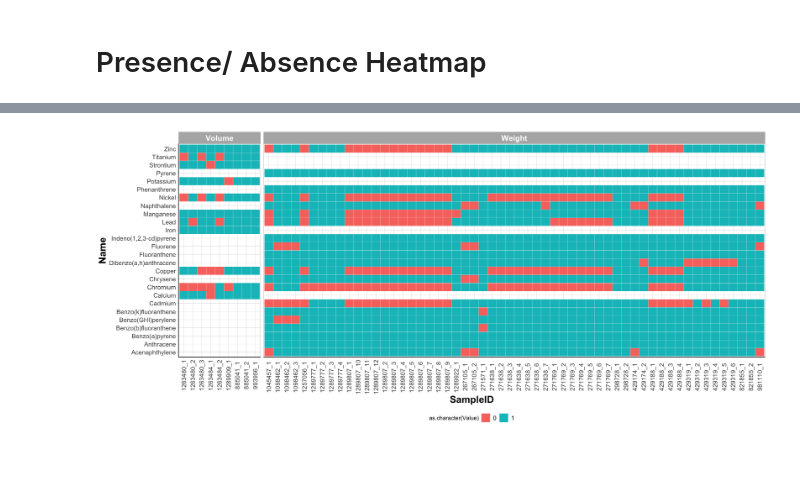
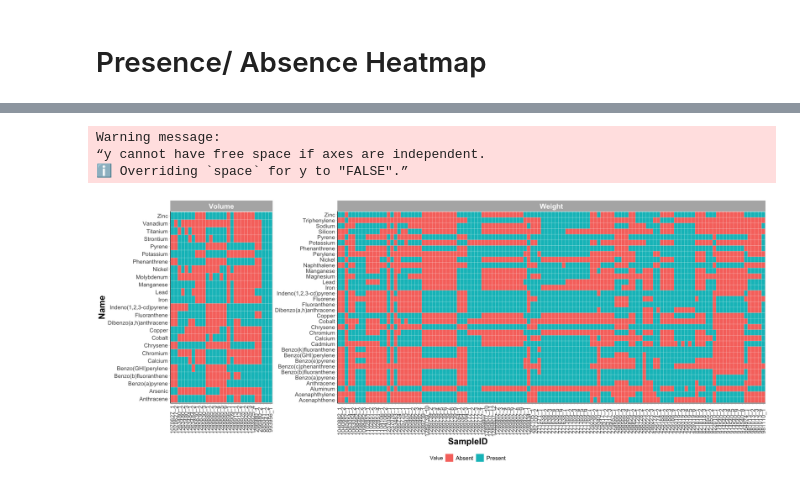
Before and after one commit to UNC-CEMALB/P1015.-Wildfire_Suffcient_Similiarity, a Jupyter notebook: 1. Data Processing/Data Processing.ipynb, the cells around one changed output, grey strips where cells are left out. Drawn from its saved outputs; the diff is of its cells as text; code cells hidden in the pictures; blank space fills up the shorter version.

```diff
--- a/1. Data Processing/Data Processing.ipynb
+++ b/1. Data Processing/Data Processing.ipynb
@@ -98,7 +99,7 @@ sample_type_presence_df = combined_df %>%
     group_by(Metric, Sample, Name) %>%
     # calculating the percentage of experimental data points
     reframe(Variable_Presence_Percentage = (sum(count)/n()) * 100) %>%
-    filter(Variable_Presence_Percentage >= 40)
+    filter(Variable_Presence_Percentage >= 20)
 
 head(sample_type_presence_df)
 # %% [output]
@@ -147,7 +148,7 @@ study_type_presence_df = filter1_df %>%
     group_by(Metric, Class, HAWC_ID) %>%
     # calculating the percentage of experimental data points
     reframe(Study_Presence_Percentage = (sum(count)/n()) * 100) %>%
-    filter(Study_Presence_Percentage >= 40)
+    filter(Study_Presence_Percentage >= 20)
 
 head(study_type_presence_df)
 # %% [output]
@@ -597,11 +601,11 @@ data_percentage = function(wider_dataset){
 
     # identifying metals/chemicals w/ =< 20% of experimental data
     var_percentage_df = data.frame(Percent = colSums(summed_df[,7:ncol(summed_df)])/nrow(summed_df) * 100) %>%
-        filter(Percent <= 40)
+        filter(Percent <= 20)
     # identifying studies w/ =< 20% of experimental data
     study_percentage_df = data.frame(HAWC_ID = wider_dataset$HAWC_ID,
                                      Percent = rowSums(summed_df[,7:ncol(summed_df)])/ncol(summed_df) * 100) %>%
-        filter(Percent <= 40)
+        filter(Percent <= 20)
 
     return(list(var_percentage_df, study_percentage_df))
 }
@@ -703,7 +704,7 @@ A tibble: 6 × 9
 # %%
 # first converting values to "1" and missing data to "0"
 heat_map_df = final_df %>%
-    mutate(Value = ifelse(Value %in% NA, 0, 1)) %>%
+    mutate(Value = ifelse(Value %in% NA, "Absent", "Present")) %>%
     # creating sample ids
     unite("SampleID", c("HAWC_ID", "Sample_Number"), remove = FALSE)
 
@@ -721,18 +722,21 @@ A tibble: 6 × 10
 # %%
-options(repr.plot.width=18, repr.plot.height=8) #changing size
-ggplot(data = heat_map_df, aes(x = SampleID, y = Name, fill = as.character(Value))) +
+options(repr.plot.width=20, repr.plot.height=8) #changing size
+ggplot(data = heat_map_df, aes(x = SampleID, y = Name, fill = Value)) +
   geom_tile(color = "white") +
 
-  facet_grid(.~ Metric, scales = 'free',space="free") +
+  ggh4x::facet_grid2(.~ Metric, scales = 'free', independent = "y", space = "free") +
 
   theme_light() +
   theme(axis.text.x = element_text(angle = 90, vjust = 0.5), #rotating x labels/ moving x labels slightly to the left
         axis.line = element_line(colour="black"), #making x and y axes black
         axis.text = element_text(size = 12), #changing size of x axis labels
         axis.title = element_text(face = "bold", size = rel(1.7)), #changes axis titles
         legend.position = "bottom", #removing legend
         legend.text = element_text(size = 12), #changes legend text
         strip.text.x = element_text(size = 15, face = "bold"), #changes size of facet x axis
         strip.text.y = element_text(size = 15, face = "bold"))  #changes size of facet y axis
 # %% [output]
+Warning message:
+“y cannot have free space if axes are independent.
+ℹ Overriding `space` for y to "FALSE".”
-[figure, old version]
+[figure, new version]
```
Also changed, not shown: parts of 22 cells of this notebook.
